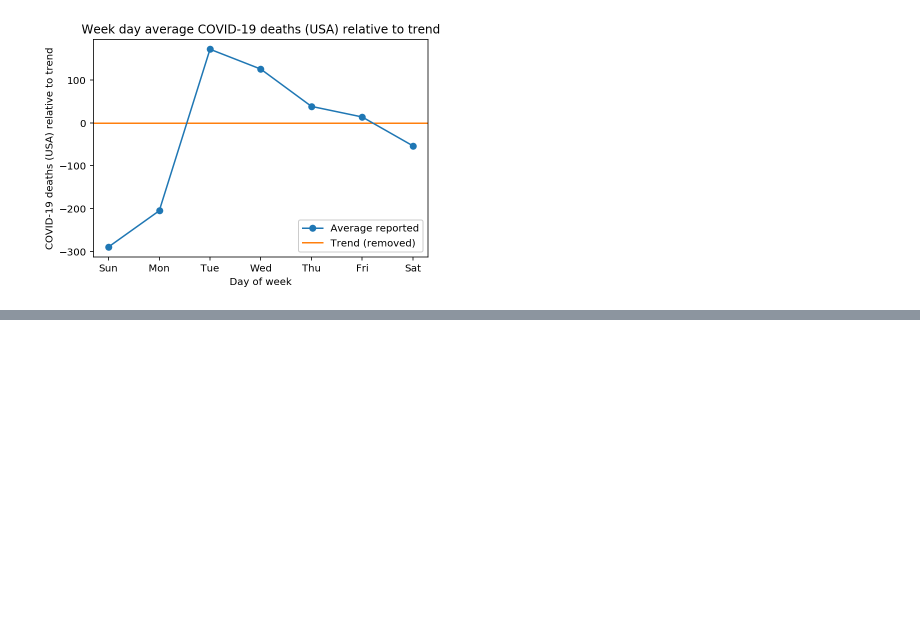
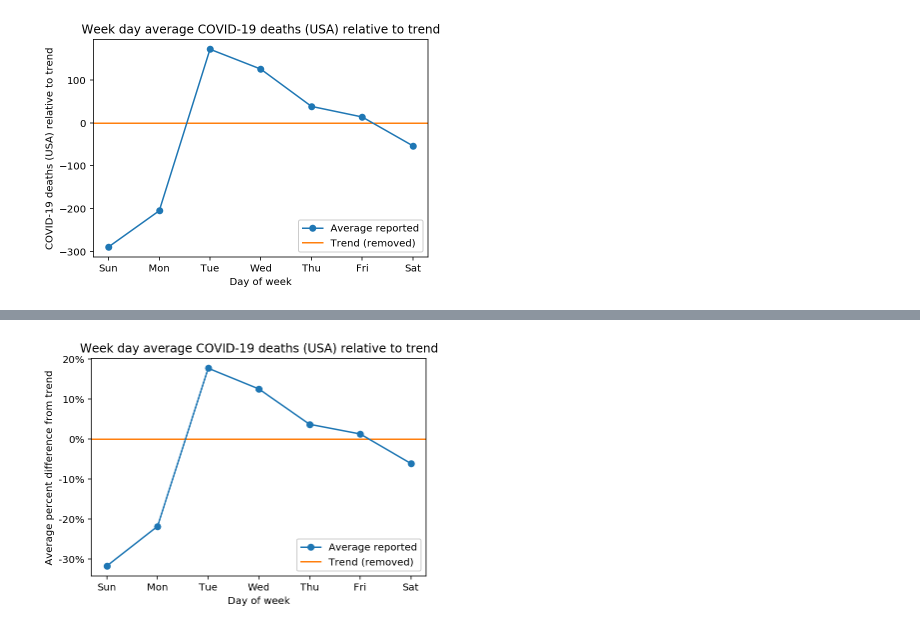
Before and after one commit to ajschumacher/covid_weekend, a Jupyter notebook: analyze.ipynb, the cells around one changed output, grey strips where cells are left out. Cells and saved outputs as stored; diff of their text form; code cells hidden in the pictures; blank space fills up the shorter version.

Commit message:
add percent diff plot

```diff
--- a/analyze.ipynb
+++ b/analyze.ipynb
@@ -190,3 +190,7 @@ _ = plt.title('Week day average COVID-19 deaths (USA) relative to trend')
 plt.savefig('week_day_residuals.png', facecolor='w', transparent=False, dpi=300)
 # %% [output]
 [figure]
+# %%
+day_diffs_perc = {}
+for line in deaths_data:
+    day_diffs_perc.setdefault(line[1], []).append((line[4], line[2]))
@@ -192,0 +217,4 @@ plt.savefig('week_day_residuals.png', facecolor='w', transparent=False, dpi=300)
+# %%
+ave_day_diffs_perc = {day: sum(diff for diff, trend in vals) / sum(trend for diff, trend in vals)
+                      for day, vals in day_diffs_perc.items()}
+ave_day_diffs_perc
@@ -192,0 +233,4 @@ plt.savefig('week_day_residuals.png', facecolor='w', transparent=False, dpi=300)
+# %%
+week = ['Sunday', 'Monday', 'Tuesday', 'Wednesday', 'Thursday', 'Friday', 'Saturday']
+week_diffs_perc = [ave_day_diffs_perc[weekday] for weekday in week]
+week_diffs_perc
@@ -192,0 +245,21 @@ plt.savefig('week_day_residuals.png', facecolor='w', transparent=False, dpi=300)
+# %%
+death_smooth = plt.axhline(y=0, color='C1', label='Trend (removed)')
+death_counts, = plt.plot(week_diffs_perc, 'o-', color='C0', label='Average reported')
+
+locs, labels = plt.xticks()
+locs = locs[1:-1]
+labels = [weekday[:3] for weekday in week]
+_ = plt.xticks(locs, labels)
+
+_ = plt.yticks([-0.3, -0.2, -0.1, 0, 0.1, 0.2], ['-30%', '-20%', '-10%', '0%', '10%', '20%'])
+#plt.gca().set_yticklabels(['{}%'.format(int(x*100)) for x in plt.gca().get_yticks().tolist()])
+
+_ = plt.legend(handles=[death_counts, death_smooth],
+               loc='lower right', framealpha=1)
+
+_ = plt.xlabel('Day of week')
+_ = plt.ylabel('Average percent difference from trend')
+_ = plt.title('Week day average COVID-19 deaths (USA) relative to trend')
+plt.savefig('week_day_residuals_percent.png', facecolor='w', transparent=False, dpi=300)
+# %% [output]
+[figure, added]
```
Also changed, not shown: parts of 5 cells of this notebook, 1 other file.
